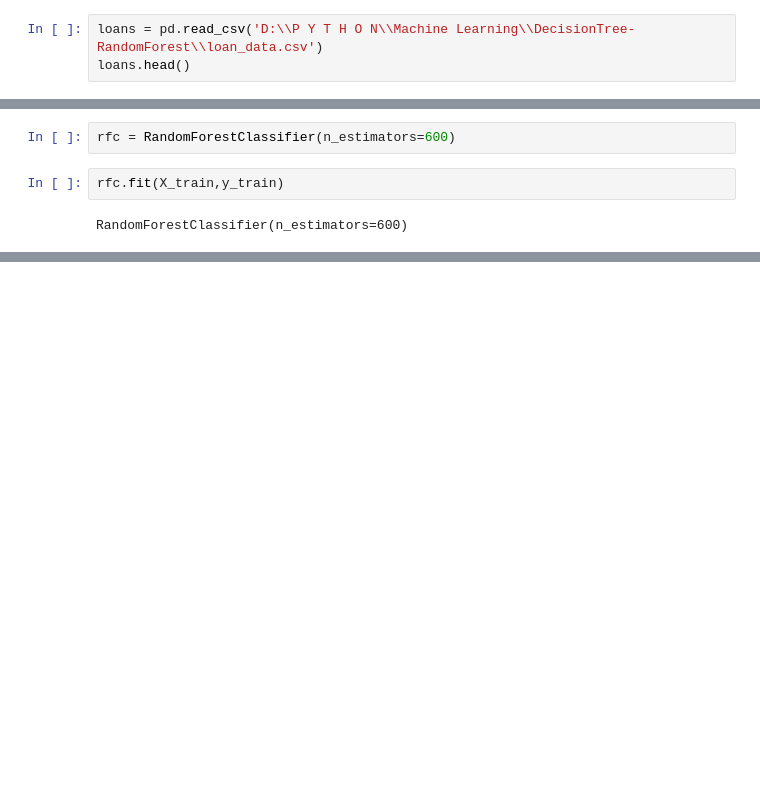
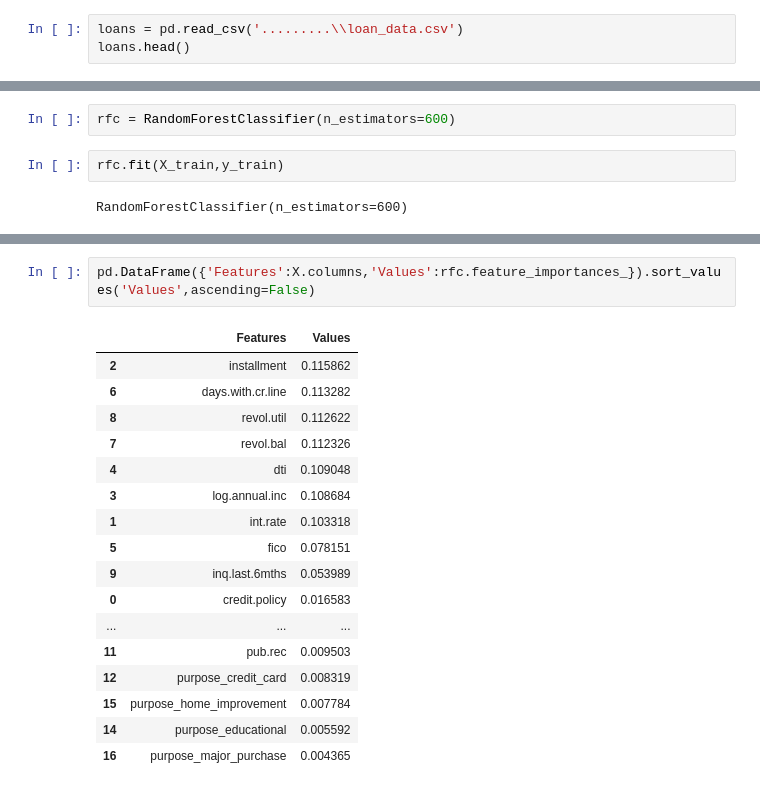
Before and after one commit to Saba-a11/Machine-Learning, a Jupyter notebook: DecisionTree-RandomForest/DT-RF.ipynb, the cells around one changed output, grey strips where cells are left out. Drawn from its saved outputs; the diff is of its cells as text; blank space fills up the shorter version.

```diff
--- a/DecisionTree-RandomForest/DT-RF.ipynb
+++ b/DecisionTree-RandomForest/DT-RF.ipynb
@@ -10,7 +10,7 @@ import seaborn as sns
 # %% [markdown]
 ## Get the Data
 # %%
-loans = pd.read_csv('D:\\P Y T H O N\\Machine Learning\\DecisionTree-RandomForest\\loan_data.csv')
+loans = pd.read_csv('.........\\loan_data.csv')
 loans.head()
 # %% [output]
 |  | credit.policy | purpose | int.rate | installment | log.annual.inc | dti | fico | days.with.cr.line | ... |
@@ -293,0 +334,20 @@ RandomForestClassifier(n_estimators=600)
+# %%
+pd.DataFrame({'Features':X.columns,'Values':rfc.feature_importances_}).sort_values('Values',ascending=False)
+# %% [output]
+|  | Features | Values |
+| 2 | installment | 0.115862 |
+| 6 | days.with.cr.line | 0.113282 |
+| 8 | revol.util | 0.112622 |
+| 7 | revol.bal | 0.112326 |
+| 4 | dti | 0.109048 |
+| 3 | log.annual.inc | 0.108684 |
+| 1 | int.rate | 0.103318 |
+| 5 | fico | 0.078151 |
+| 9 | inq.last.6mths | 0.053989 |
+| 0 | credit.policy | 0.016583 |
+| ... | ... | ... |
+| 11 | pub.rec | 0.009503 |
+| 12 | purpose_credit_card | 0.008319 |
+| 15 | purpose_home_improvement | 0.007784 |
+| 14 | purpose_educational | 0.005592 |
+| 16 | purpose_major_purchase | 0.004365 |
```
Also changed, not shown: parts of 6 cells of this notebook.
